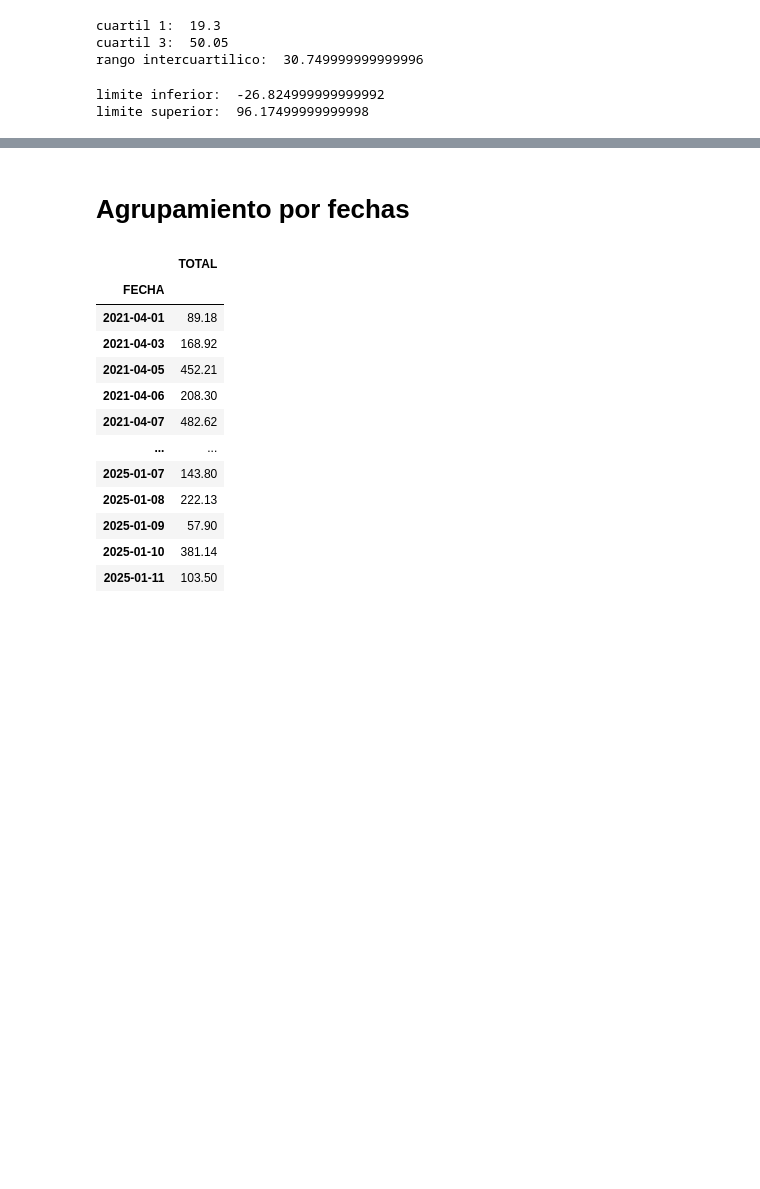
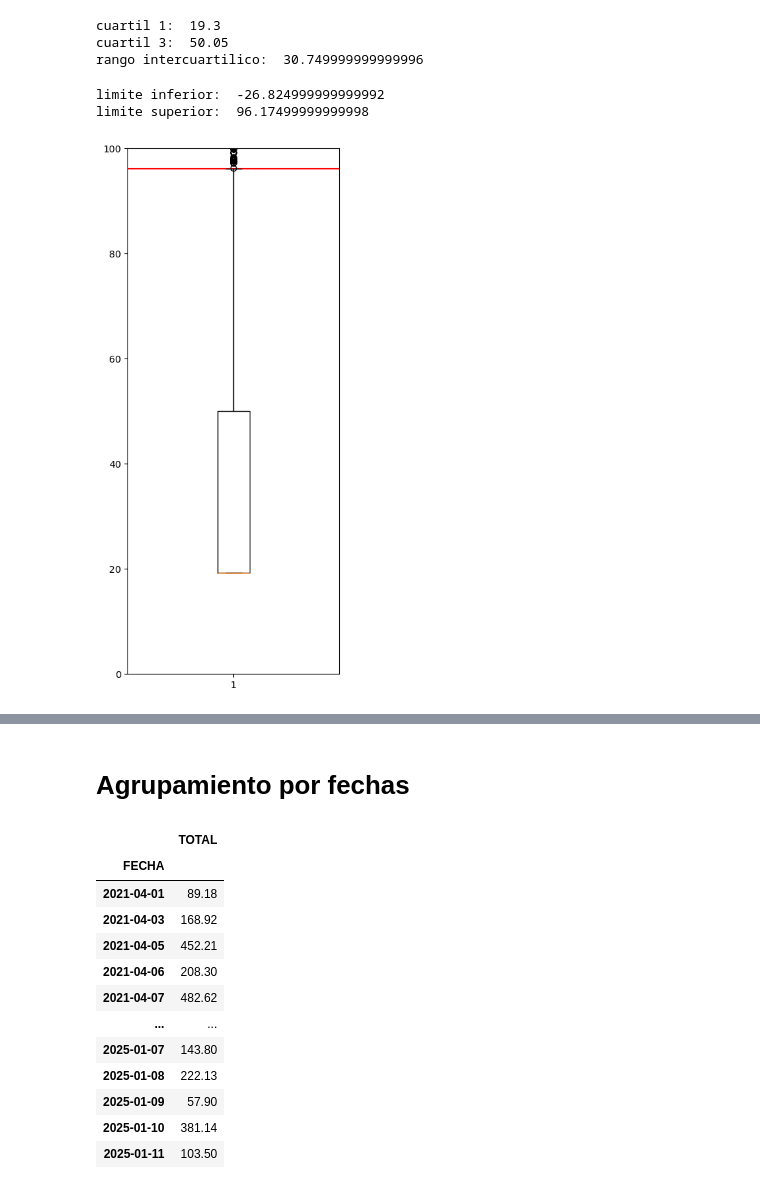
Before and after one commit to javier0097/prediccion_serie_de_tiempo, a Jupyter notebook: prediccion de ingresos.ipynb, the cells around one changed output, grey strips where cells are left out. Drawn from its saved outputs; the diff is of its cells as text; code cells hidden in the pictures; blank space fills up the shorter version.

```diff
--- a/prediccion de ingresos.ipynb
+++ b/prediccion de ingresos.ipynb
@@ -284,11 +310,20 @@ cuartil 1:  19.3
 cuartil 3:  50.05
 rango intercuartilico:  30.749999999999996
 # %%
-print('limite inferior: ', q1 - 1.5 * iqr)
-print('limite superior: ', q3 + 1.5 * iqr)
+upper_bound = q3 + 1.5 * iqr
+lower_bound = q1 - 1.5 * iqr
+print('limite inferior: ', lower_bound)
+print('limite superior: ', upper_bound)
 # %% [output]
 limite inferior:  -26.824999999999992
 limite superior:  96.17499999999998
+# %%
+plt.figure(figsize=(4, 10))
+plt.axhline(upper_bound, color='red',  label='outliers')
+plt.ylim(0, 100)
+plt.boxplot(filtered_df['TOTAL']);
+# %% [output]
+[figure, added]
 # %%
 fuera = filtered_df[(filtered_df['TOTAL'] < (q1 - 1.5 * iqr)) | (filtered_df['TOTAL'] > (q3 + 1.5 * iqr))]
 fuera
```
Also changed, not shown: parts of 4 cells of this notebook, 1 other file.
